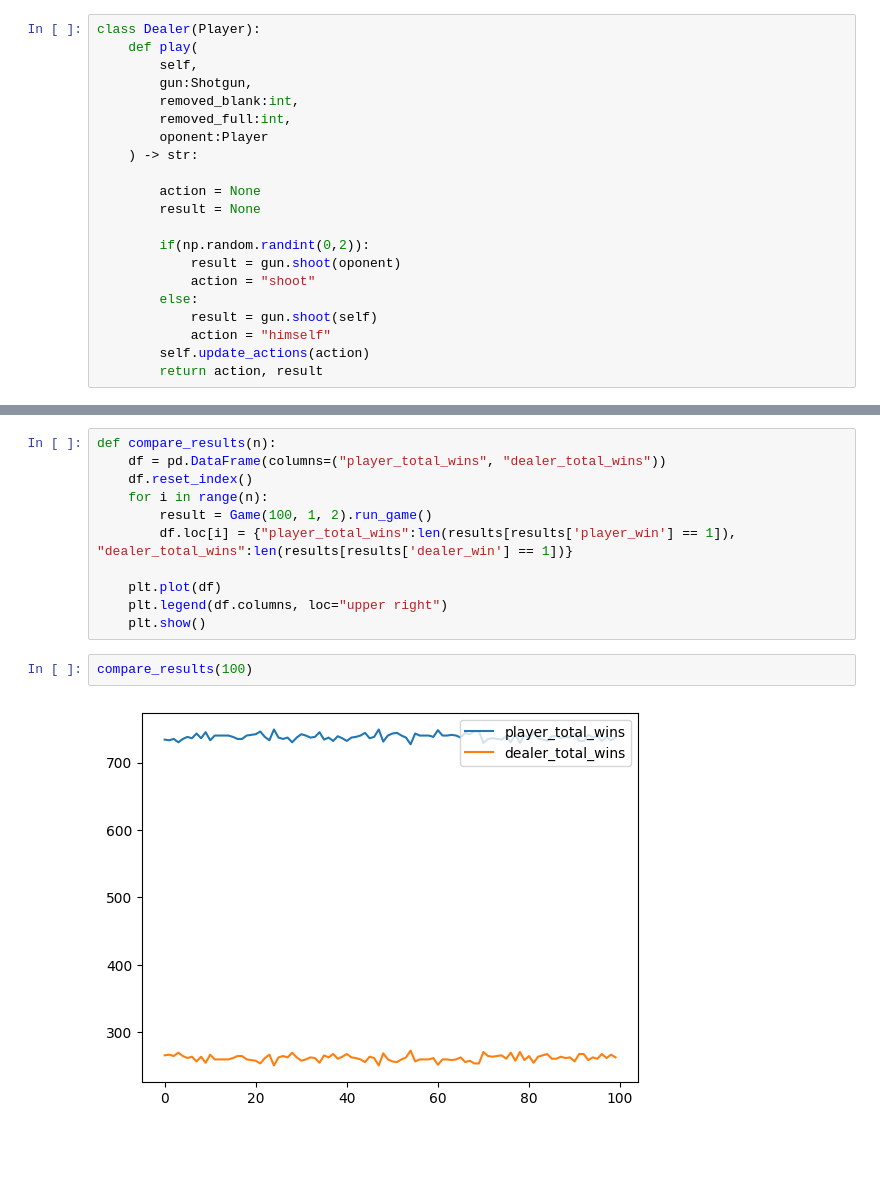
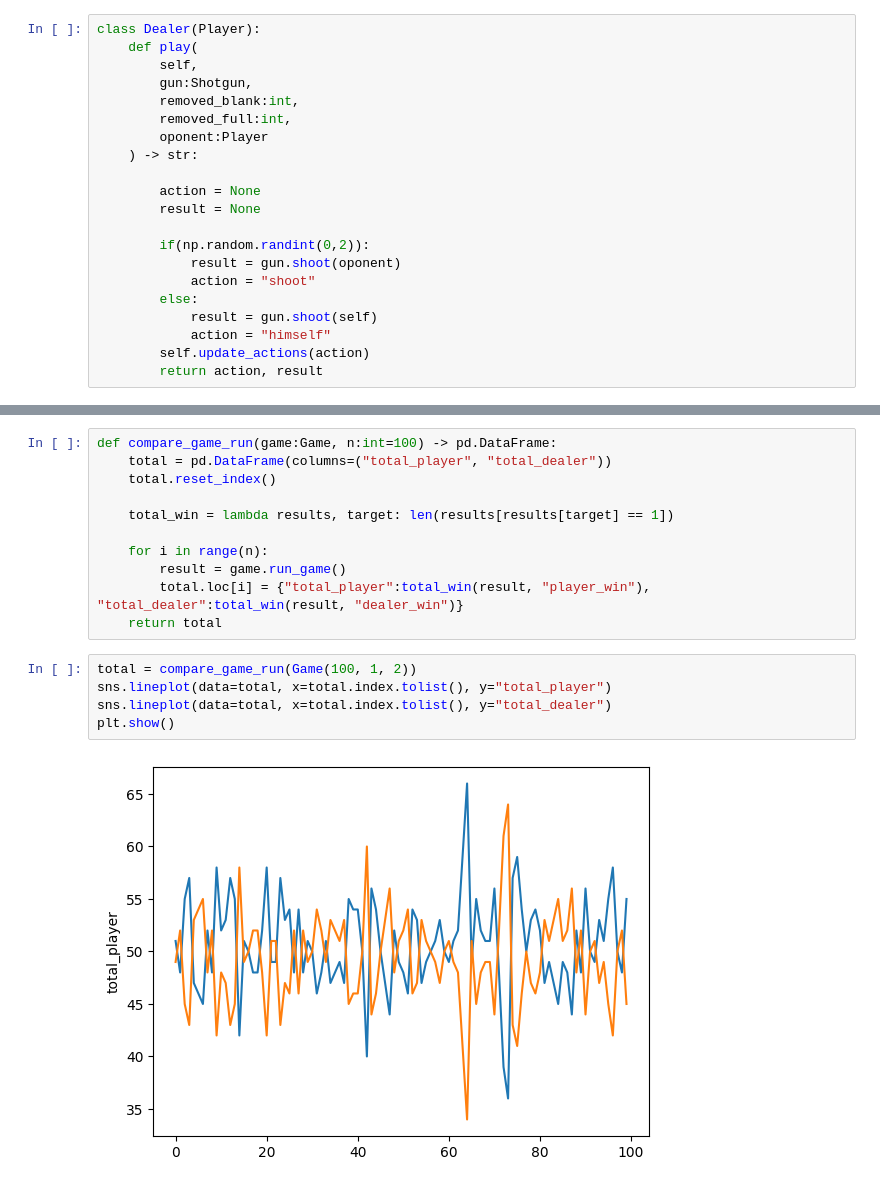
Before and after one commit to Dpbm/scientific-research-1-quantum-oracles, a Jupyter notebook: code/buckshot-roulette.ipynb, the cells around one changed output, grey strips where cells are left out. Saved outputs shown, nothing was run; the diff lists cells and outputs as text; blank space fills up the shorter version.

```diff
--- a/code/buckshot-roulette.ipynb
+++ b/code/buckshot-roulette.ipynb
@@ -189,15 +161,18 @@ print(len(results[results['player_win'] == 1]), len(results[results['dealer_win'
-# %%
-def compare_results(n):
-    df = pd.DataFrame(columns=("player_total_wins", "dealer_total_wins"))
-    df.reset_index()
-    for i in range(n):
-        result = Game(100, 1, 2).run_game()
-        df.loc[i] = {"player_total_wins":len(results[results['player_win'] == 1]), "dealer_total_wins":len(results[results['dealer_win'] == 1])}
-
-    plt.plot(df)
-    plt.legend(df.columns, loc="upper right")
-    plt.show()
-# %%
-compare_results(100)
-# %% [output]
-[figure, removed]
+# %%
+def compare_game_run(game:Game, n:int=100) -> pd.DataFrame:
+    total = pd.DataFrame(columns=("total_player", "total_dealer"))
+    total.reset_index()
+
+    total_win = lambda results, target: len(results[results[target] == 1])
+
+    for i in range(n):
+        result = game.run_game()
+        total.loc[i] = {"total_player":total_win(result, "player_win"), "total_dealer":total_win(result, "dealer_win")}
+    return total
+# %%
+total = compare_game_run(Game(100, 1, 2))
+sns.lineplot(data=total, x=total.index.tolist(), y="total_player")
+sns.lineplot(data=total, x=total.index.tolist(), y="total_dealer")
+plt.show()
+# %% [output]
+[figure, added]
```
Also changed, not shown: parts of 10 cells of this notebook.
